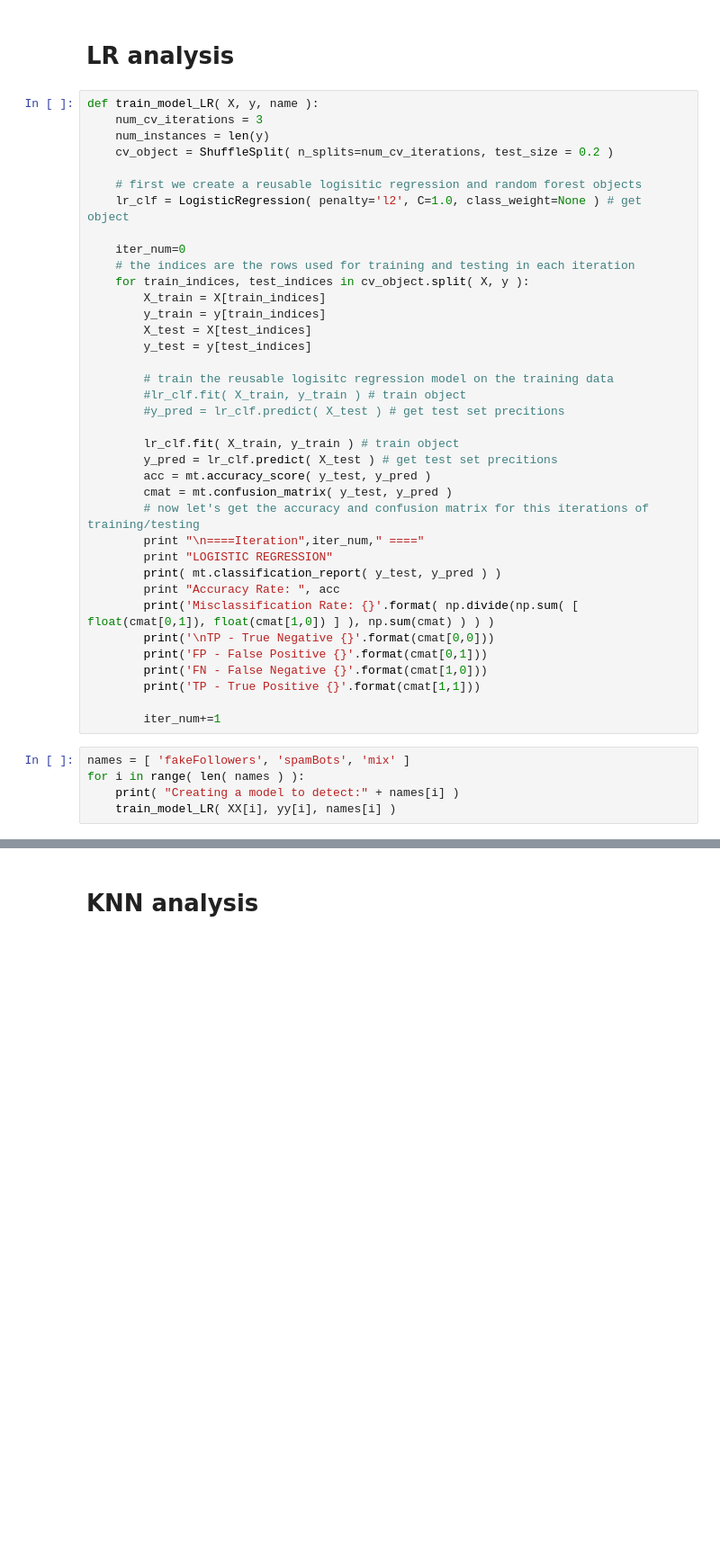
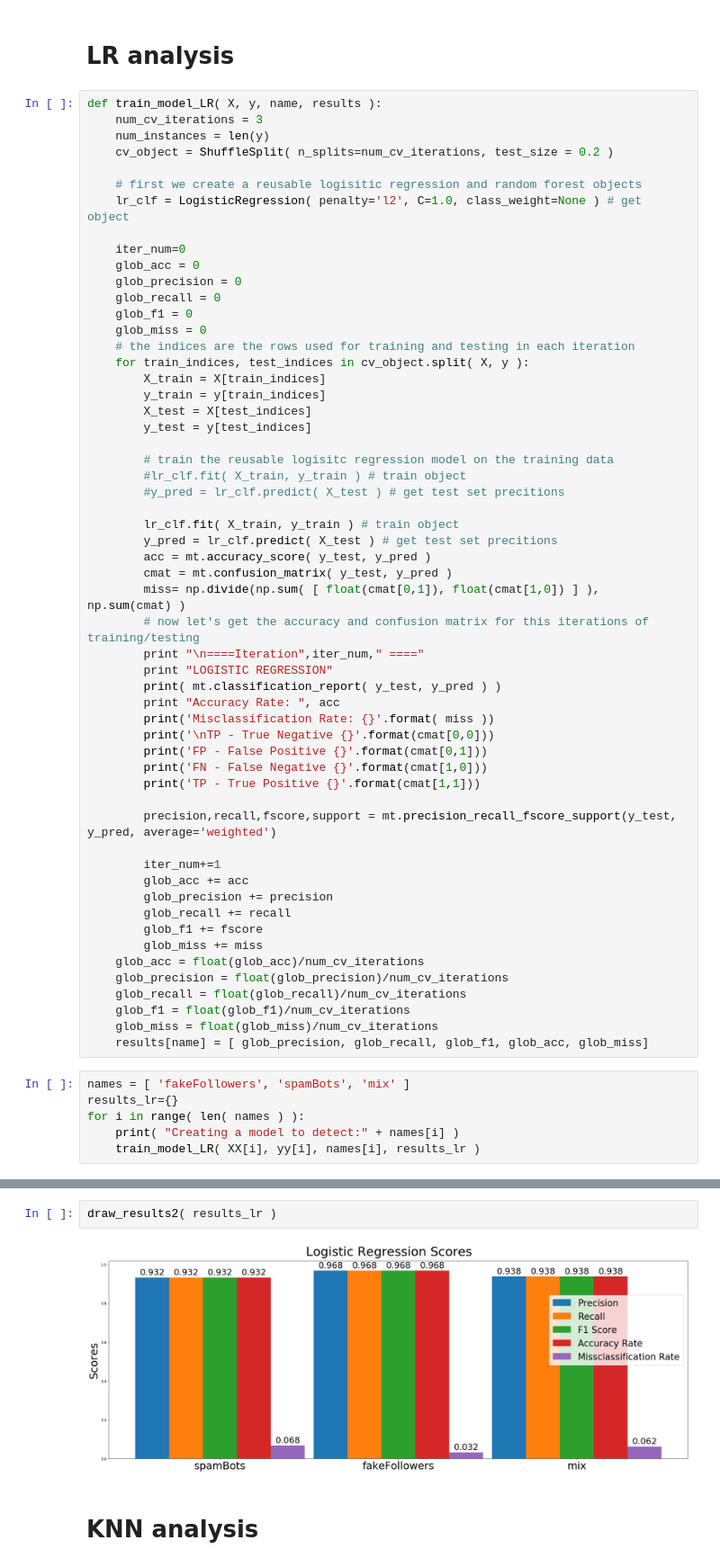
Before and after one commit to toful/BotDetector, a Jupyter notebook: src/DataAnalisis.ipynb, the cells around one changed output, grey strips where cells are left out. Shown at 90% size. Saved outputs shown, nothing was run; the diff lists cells and outputs as text; blank space fills up the shorter version.

```diff
--- a/src/DataAnalisis.ipynb
+++ b/src/DataAnalisis.ipynb
@@ -231,7 +336,7 @@ TP - True Positive 1550
 # %% [markdown]
 # LR analysis
 # %%
-def train_model_LR( X, y, name ):
+def train_model_LR( X, y, name, results ):
     num_cv_iterations = 3
     num_instances = len(y)
     cv_object = ShuffleSplit( n_splits=num_cv_iterations, test_size = 0.2 )
@@ -240,6 +345,11 @@ def train_model_LR( X, y, name ):
     lr_clf = LogisticRegression( penalty='l2', C=1.0, class_weight=None ) # get object
 
     iter_num=0
+    glob_acc = 0
+    glob_precision = 0
+    glob_recall = 0
+    glob_f1 = 0
+    glob_miss = 0
     # the indices are the rows used for training and testing in each iteration
     for train_indices, test_indices in cv_object.split( X, y ):
         X_train = X[train_indices]
@@ -255,23 +365,38 @@ def train_model_LR( X, y, name ):
         y_pred = lr_clf.predict( X_test ) # get test set precitions
         acc = mt.accuracy_score( y_test, y_pred )
         cmat = mt.confusion_matrix( y_test, y_pred )
+        miss= np.divide(np.sum( [ float(cmat[0,1]), float(cmat[1,0]) ] ), np.sum(cmat) )
         # now let's get the accuracy and confusion matrix for this iterations of training/testing
         print "\n====Iteration",iter_num," ===="
         print "LOGISTIC REGRESSION"
         print( mt.classification_report( y_test, y_pred ) )
         print "Accuracy Rate: ", acc
-        print('Misclassification Rate: {}'.format( np.divide(np.sum( [ float(cmat[0,1]), float(cmat[1,0]) ] ), np.sum(cmat) ) ) )
+        print('Misclassification Rate: {}'.format( miss ))
         print('\nTP - True Negative {}'.format(cmat[0,0]))
         print('FP - False Positive {}'.format(cmat[0,1]))
         print('FN - False Negative {}'.format(cmat[1,0]))
         print('TP - True Positive {}'.format(cmat[1,1]))
 
+        precision,recall,fscore,support = mt.precision_recall_fscore_support(y_test, y_pred, average='weighted')
+
         iter_num+=1
+        glob_acc += acc
+        glob_precision += precision
+        glob_recall += recall
+        glob_f1 += fscore
+        glob_miss += miss
+    glob_acc = float(glob_acc)/num_cv_iterations
+    glob_precision = float(glob_precision)/num_cv_iterations
+    glob_recall = float(glob_recall)/num_cv_iterations
+    glob_f1 = float(glob_f1)/num_cv_iterations
+    glob_miss = float(glob_miss)/num_cv_iterations
+    results[name] = [ glob_precision, glob_recall, glob_f1, glob_acc, glob_miss]
 # %%
 names = [ 'fakeFollowers', 'spamBots', 'mix' ]
+results_lr={}
 for i in range( len( names ) ):
     print( "Creating a model to detect:" + names[i] )
-    train_model_LR( XX[i], yy[i], names[i] )
+    train_model_LR( XX[i], yy[i], names[i], results_lr )
 # %% [output]
 Creating a model to detect:fakeFollowers
 
@@ -310,2 +504,6 @@ TP - True Positive 1541
+# %%
+draw_results2( results_lr )
+# %% [output]
+[figure, added]
 # %% [markdown]
 # KNN analysis
```
Also changed, not shown: parts of 23 cells of this notebook, 9 other files.
